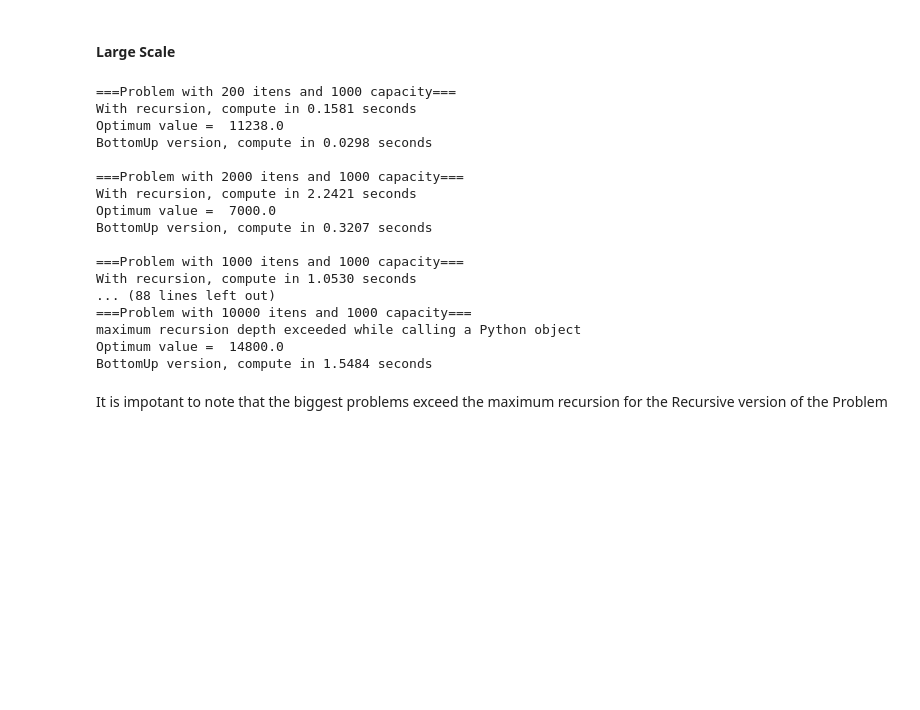
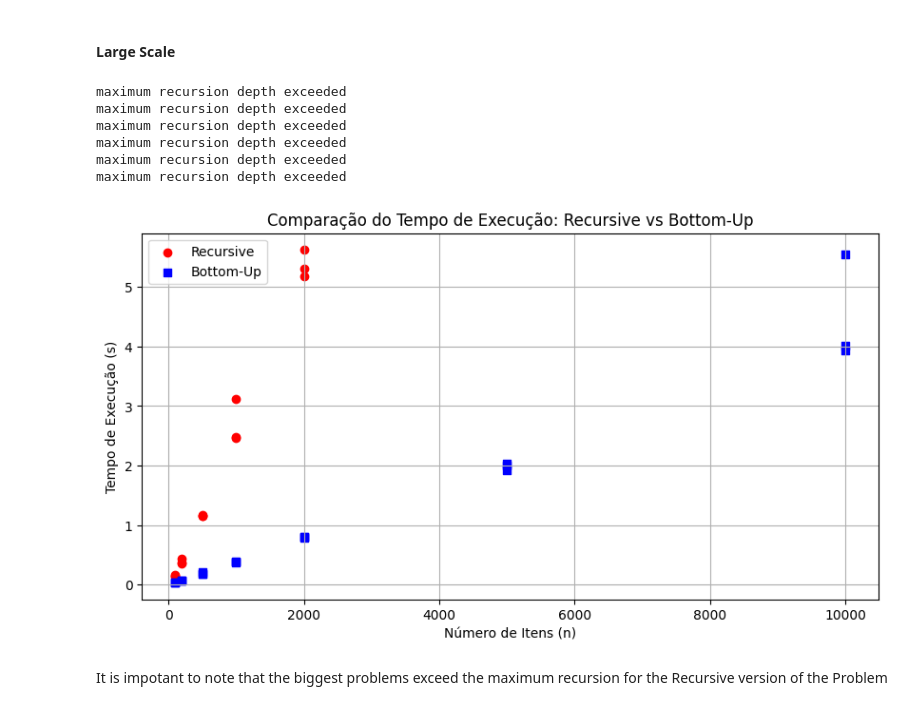
Before and after one commit to RodrigoFernandes-DA/TPs_Univ, a Jupyter notebook: Recherche Operationelle/TP3 - Programmation Dynamique.ipynb, the cells around one changed output. Saved outputs shown, nothing was run; the diff lists cells and outputs as text; code cells hidden in the pictures; blank space fills up the shorter version.

```diff
--- a/Recherche Operationelle/TP3 - Programmation Dynamique.ipynb
+++ b/Recherche Operationelle/TP3 - Programmation Dynamique.ipynb
@@ -180,6 +185,11 @@ for infile in listing:
     datasets.append(data)
 # %%
 i=0
+rec_times = []
+bu_times = []
+n_rec = []
+n_bu = []
+
 for dataset in datasets:
     n = N_values[i]
     wmax = W_values[i]
@@ -188,11 +198,13 @@ for dataset in datasets:
     memo = {}
 
     try:
-        print(f"\n===Problem with {n:.0f} itens and {wmax:.0f} capacity===")
+        # print(f"\n===Problem with {n:.0f} itens and {wmax:.0f} capacity===")
         tic = time.time()
         rmax = Knapsack(itens, 0, wmax, memo)
         toc = time.time()
-        print(f"With recursion, compute in {(toc - tic):.4f} seconds")
+        rec_times.append(toc - tic)
+        n_rec.append(n)
+        # print(f"With recursion, compute in {(toc - tic):.4f} seconds")
 
     except RecursionError as e:
         print(e)
@@ -201,26 +213,31 @@ for dataset in datasets:
     rmax = knapsack_BU(itens, wmax)
     toc2 = time.time()
 
-    print("Optimum value = ", rmax)
-    print(f"BottomUp version, compute in {(toc2 - tic2):.4f} seconds")
+
+    bu_times.append(toc2 - tic2)
+    n_bu.append(n)
+
+    # print("Optimum value = ", rmax)
+    # print(f"BottomUp version, compute in {(toc2 - tic2):.4f} seconds")
     i = i+1
 # %% [output]
-===Problem with 200 itens and 1000 capacity===
-With recursion, compute in 0.1581 seconds
-Optimum value =  11238.0
-BottomUp version, compute in 0.0298 seconds
-
-===Problem with 2000 itens and 1000 capacity===
-With recursion, compute in 2.2421 seconds
-Optimum value =  7000.0
-BottomUp version, compute in 0.3207 seconds
-
-===Problem with 1000 itens and 1000 capacity===
-With recursion, compute in 1.0530 seconds
-... (88 lines left out)
-===Problem with 10000 itens and 1000 capacity===
-maximum recursion depth exceeded while calling a Python object
-Optimum value =  14800.0
-BottomUp version, compute in 1.5484 seconds
+maximum recursion depth exceeded
+maximum recursion depth exceeded
+maximum recursion depth exceeded
+maximum recursion depth exceeded
+maximum recursion depth exceeded
+maximum recursion depth exceeded
+# %%
+plt.figure(figsize=(10, 5))
+plt.scatter(n_rec, rec_times, marker='o', linestyle='-', color='r', label='Recursive')
+plt.scatter(n_bu, bu_times, marker='s', linestyle='-', color='b', label='Bottom-Up')
+plt.xlabel("Número de Itens (n)")
+plt.ylabel("Tempo de Execução (s)")
+plt.title("Comparação do Tempo de Execução: Recursive vs Bottom-Up")
+plt.legend()
+plt.grid(True)
+plt.show()
+# %% [output]
+[figure, added]
 # %% [markdown]
 It is impotant to note that the biggest problems exceed the maximum recursion for the Recursive version of the Problem
```
Also changed, not shown: parts of 3 cells of this notebook, 5 other files.
